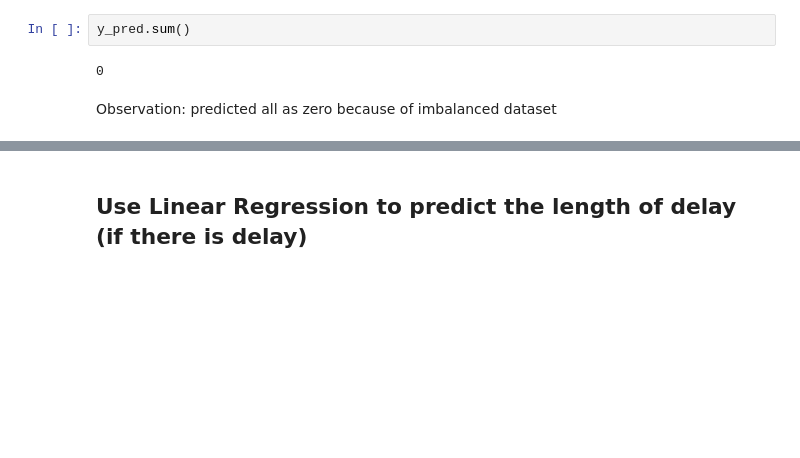
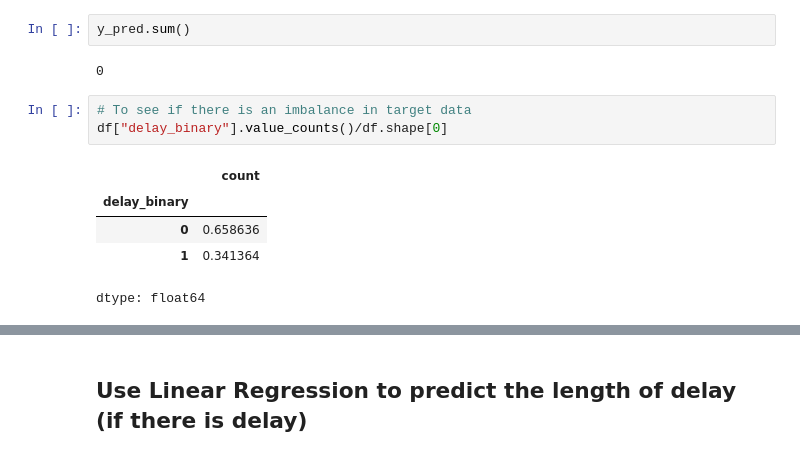
Before and after one commit to Sherryzh0830/TTCSubwayDelay, a Jupyter notebook: TTC_Delay_Initial_Model.ipynb, the cells around one changed output, grey strips where cells are left out. Drawn from its saved outputs; the diff is of its cells as text; blank space fills up the shorter version.

```diff
--- a/TTC_Delay_Initial_Model.ipynb
+++ b/TTC_Delay_Initial_Model.ipynb
@@ -315,5 +331,12 @@ F1 Score: 0.0
 y_pred.sum()
 # %% [output]
 0
-# %% [markdown]
-Observation: predicted all as zero because of imbalanced dataset
+# %%
+# To see if there is an imbalance in target data
+df["delay_binary"].value_counts()/df.shape[0]
+# %% [output]
+|  | count |
+| delay_binary |  |
+| 0 | 0.658636 |
+| 1 | 0.341364 |
+dtype: float64
```
Also changed, not shown: parts of 21 cells of this notebook.
